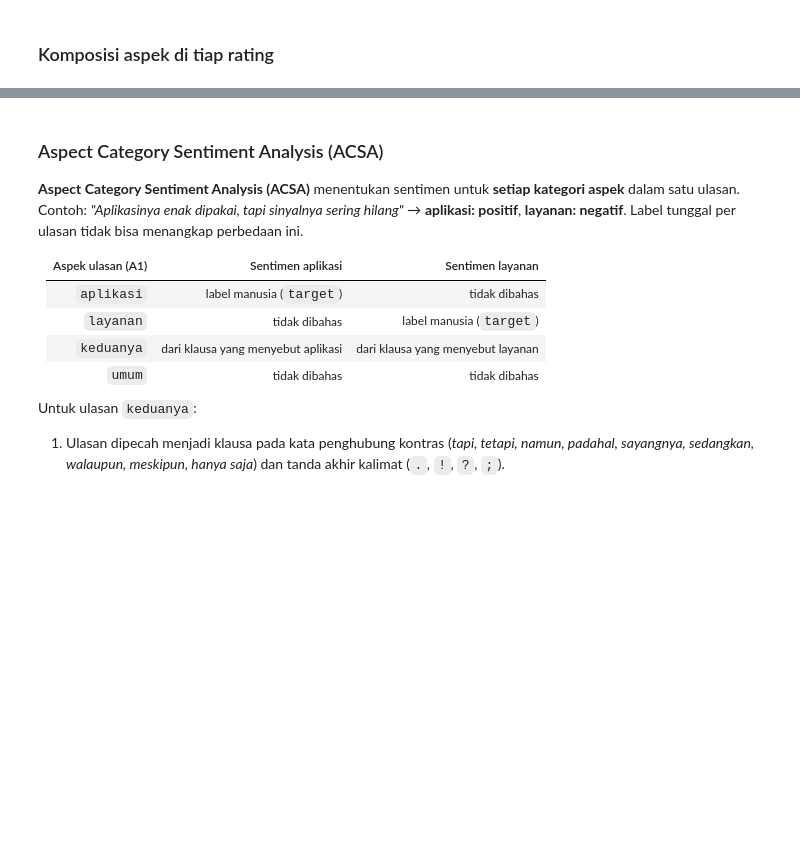
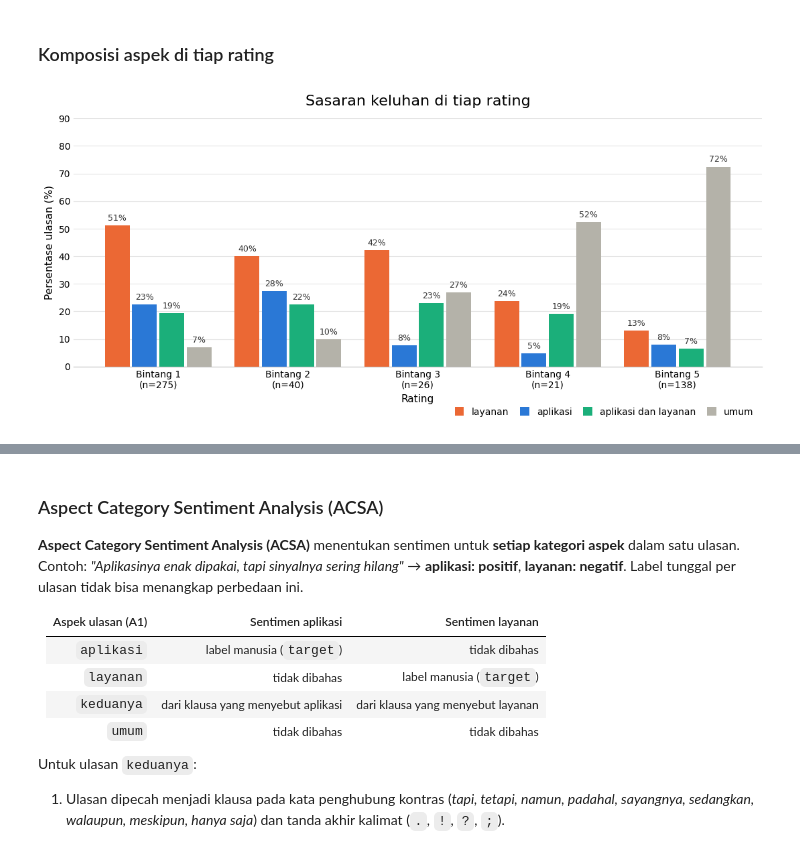
Before and after one commit to Newtype354/Sentiment-Analysis-bias-mytelkomsel, a Jupyter notebook: PBA_Sentiment_Analysis.ipynb, the cells around one changed output, grey strips where cells are left out. Saved outputs shown, nothing was run; the diff lists cells and outputs as text; code cells hidden in the pictures; blank space fills up the shorter version.

```diff
--- a/PBA_Sentiment_Analysis.ipynb
+++ b/PBA_Sentiment_Analysis.ipynb
@@ -977,37 +1010,39 @@ display(pd.DataFrame({
 import numpy as np
 import matplotlib.pyplot as plt
 
-WARNA_ASPEK = {"layanan": "#eb6834", "aplikasi": "#2a78d6", "keduanya": "#1baf7a", "umum": "#b4b2a9"}
-URUTAN_GRAFIK = ["layanan", "aplikasi", "keduanya", "umum"]
+WARNA_ASPEK = {"layanan": "#eb6834", "aplikasi": "#2a78d6", "aplikasi dan layanan": "#1baf7a", "umum": "#b4b2a9"}
+URUTAN_GRAFIK = ["layanan", "aplikasi", "aplikasi dan layanan", "umum"]
 
 # Persentase aspek di tiap rating (tiap kelompok bintang = 100%)
 tabel = (pd.crosstab(df_aspek["rating"], df_aspek["aspek"], normalize="index") * 100) \
     .reindex(columns=URUTAN_GRAFIK, fill_value=0).sort_index()
 jumlah = df_aspek["rating"].value_counts().reindex(tabel.index)
 
 x = np.arange(len(tabel.index))   # satu kelompok per rating
 lebar = 0.19                      # lebar satu batang
 jarak = 0.02                      # celah antarbatang dalam satu kelompok
 
 fig, ax = plt.subplots(figsize=(11, 5.2))
 for k, aspek in enumerate(URUTAN_GRAFIK):
     geser = (k - (len(URUTAN_GRAFIK) - 1) / 2) * (lebar + jarak)
     batang = ax.bar(x + geser, tabel[aspek], width=lebar, color=WARNA_ASPEK[aspek], label=aspek, zorder=2)
     ax.bar_label(batang, labels=[f"{v:.0f}%" for v in tabel[aspek]], padding=3, fontsize=9, color="#333333")
 
 ax.set_xticks(x, [f"Bintang {r}\n(n={n})" for r, n in zip(tabel.index, jumlah)])
 ax.set_ylim(0, np.ceil((tabel.values.max() + 8) / 10) * 10)
 ax.set_ylabel("Persentase ulasan (%)", fontsize=11)
 ax.set_xlabel("Rating", fontsize=11)
 ax.set_title("Sasaran keluhan di tiap rating", fontsize=16, pad=14)
 
 ax.yaxis.grid(True, color="#e5e5e5", linewidth=0.8)
 ax.set_axisbelow(True)
 for sisi in ["top", "right", "left"]:
     ax.spines[sisi].set_visible(False)
 ax.spines["bottom"].set_color("#bfbfbf")
 ax.tick_params(length=0, labelsize=10)
 ax.legend(ncol=4, loc="upper right", bbox_to_anchor=(1, -0.13), frameon=False, fontsize=10,
           handlelength=1, handleheight=1, columnspacing=1.2)
 plt.tight_layout()
 plt.show()
+# %% [output]
+[figure, added]
```
Also changed, not shown: parts of 14 cells of this notebook.
